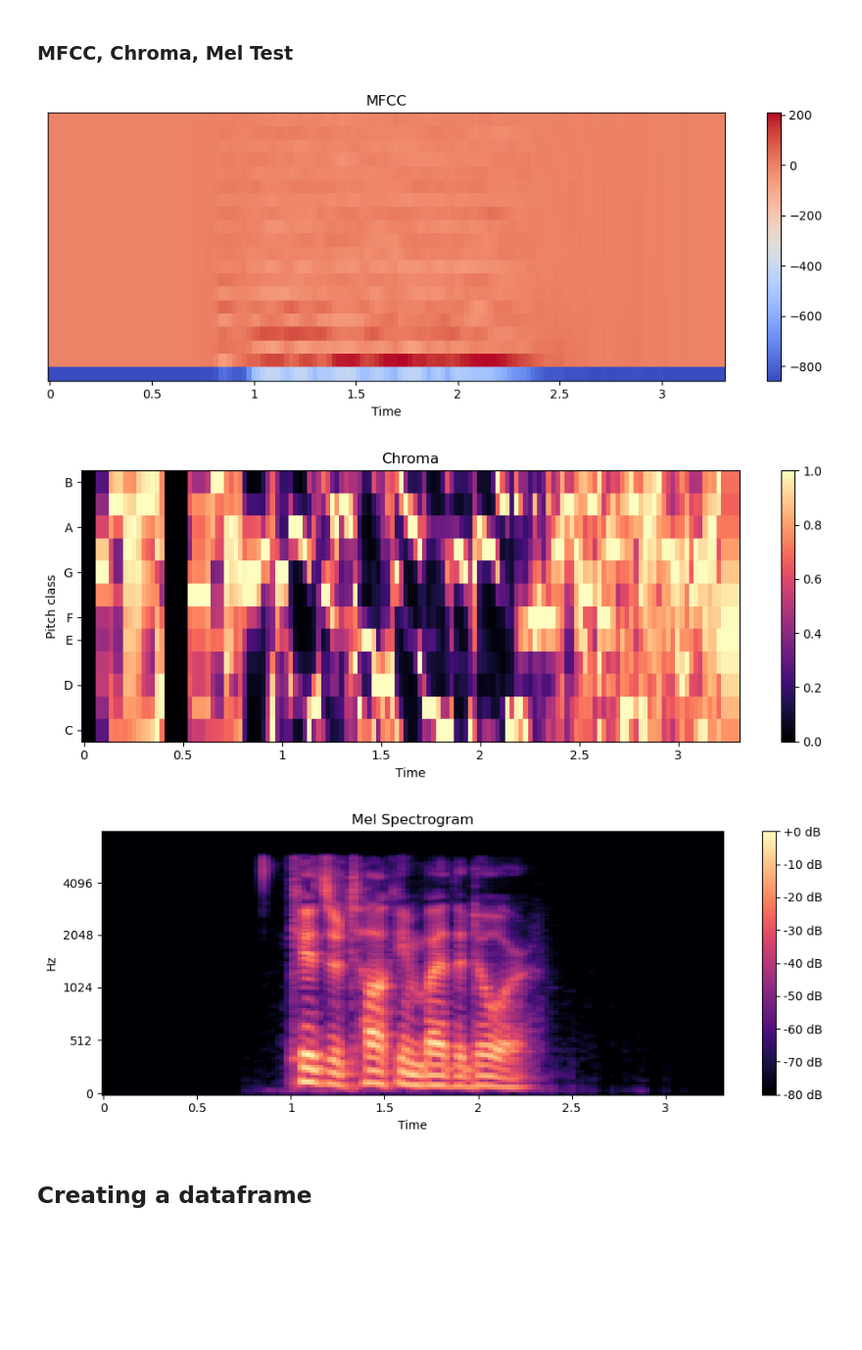
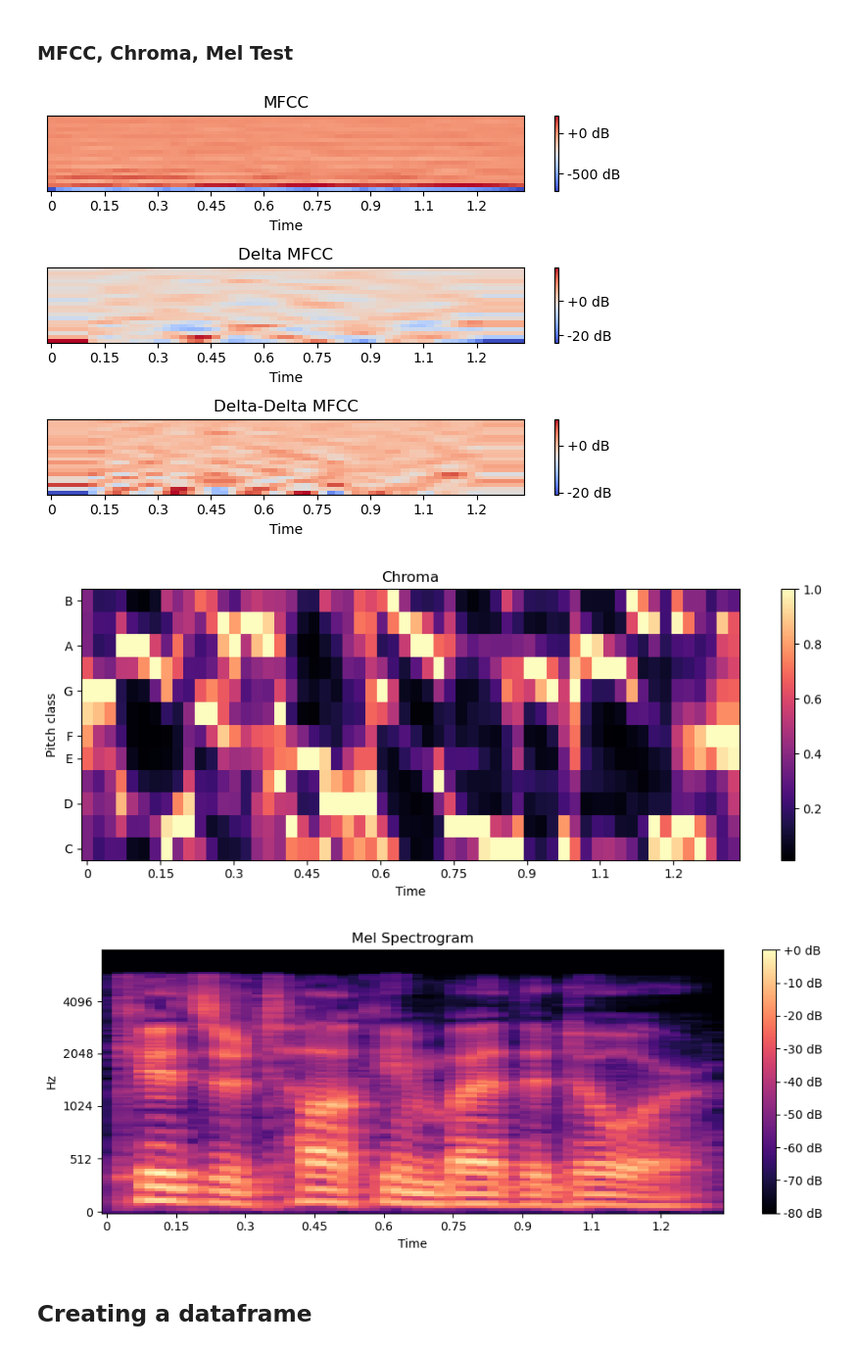
Before and after one commit to Impingere/Projects, a Jupyter notebook: 18.6.1 Capstone Two - Data Wrangling/Capstone 2 - Data Wrangling.ipynb, the cells around one changed output. Shown at 98% size. Cells and saved outputs as stored; diff of their text form; code cells hidden in the pictures; blank space fills up the shorter version.

Commit message:
Updates to Capstone Two - Data Wrangling

```diff
--- a/18.6.1 Capstone Two - Data Wrangling/Capstone 2 - Data Wrangling.ipynb
+++ b/18.6.1 Capstone Two - Data Wrangling/Capstone 2 - Data Wrangling.ipynb
@@ -165,0 +169,12 @@ librosa.display.waveshow(x, sr=sr)
+# %%
+# Define a function to load and trim audio
+def load_and_trim_audio(file_path, top_db=30):
+    # Load audio file
+    y, sr = librosa.load(file_path)
+    # Trim silence
+    trimmed_y, _ = librosa.effects.trim(y, top_db=top_db)
+    return trimmed_y
+# %%
+X_trimmed = load_and_trim_audio(audio_data, top_db=30)
+
+ipd.Audio(X_trimmed, rate=sr)
@@ -202,43 +222,58 @@ ipd.Audio(x_downsampled, rate=desired_sr) # play downsampled file
 ### MFCC, Chroma, Mel Test<a id='MFCC,_Chroma,_Mel_Test'></a>
 # %%
 # Load the audio file
-audio_path = f'{sound_path}/ravdess-data/Actor_01/03-01-01-01-01-01-01.wav'
-y, sr = librosa.load(audio_path)
+# audio_path = f'{sound_path}/ravdess-data/Actor_01/03-01-01-01-01-01-01.wav'
+# y, sr = librosa.load(audio_path)
 
 # Extract MFCC
-mfcc = librosa.feature.mfcc(y=y, sr=sr)
-# Display MFCC
-plt.figure(figsize=(10, 4))
+mfcc = librosa.feature.mfcc(y=X_trimmed, sr=sr, n_mfcc=20)
+delta_mfccs = librosa.feature.delta(mfcc)
+delta2_mfccs = librosa.feature.delta(mfcc, order=2)
+
+# Plot original MFCC
+plt.subplot(3, 1, 1)  # 3 rows, 1 column, 1st subplot
 librosa.display.specshow(mfcc, x_axis='time')
-plt.colorbar()
+plt.colorbar(format='%+2.0f dB')
 plt.title('MFCC')
-plt.tight_layout()
-plt.show()
+
+# Plot Delta MFCC
+plt.subplot(3, 1, 2)  # 3 rows, 1 column, 2nd subplot
+librosa.display.specshow(delta_mfccs, x_axis='time')
+plt.colorbar(format='%+2.0f dB')
+plt.title('Delta MFCC')
+
+# Plot Delta-Delta MFCC
+plt.subplot(3, 1, 3)  # 3 rows, 1 column, 3rd subplot
+librosa.display.specshow(delta2_mfccs, x_axis='time')
+plt.colorbar(format='%+2.0f dB')
+plt.title('Delta-Delta MFCC')
+
+plt.tight_layout()  # Adjust layout
 
 # Extract Chroma
-chroma = librosa.feature.chroma_stft(y=y, sr=sr)
+chroma = librosa.feature.chroma_stft(y=X_trimmed, sr=sr)
 # Display Chroma
 plt.figure(figsize=(10, 4))
 librosa.display.specshow(chroma, y_axis='chroma', x_axis='time')
 plt.colorbar()
 plt.title('Chroma')
 plt.tight_layout()
 plt.show()
 
 # Extract Mel Spectrogram
-mel_spectrogram = librosa.feature.melspectrogram(y=y, sr=sr)
+mel_spectrogram = librosa.feature.melspectrogram(y=X_trimmed, sr=sr)
 # Display Mel Spectrogram
 plt.figure(figsize=(10, 4))
 librosa.display.specshow(librosa.power_to_db(mel_spectrogram, ref=np.max),
                          y_axis='mel', fmax=8000, x_axis='time')
 plt.colorbar(format='%+2.0f dB')
 plt.title('Mel Spectrogram')
 plt.tight_layout()
 plt.show()
 # %% [output]
-[figure, old version]
+[figure, new version]
-[figure, old version]
+[figure, new version]
-[figure, old version]
+[figure, new version]
 # %% [markdown]
 ## Creating a dataframe<a id='Creating_a_dataframe'></a>
 # %%
```
Also changed, not shown: parts of 19 cells of this notebook, 4 other files.
